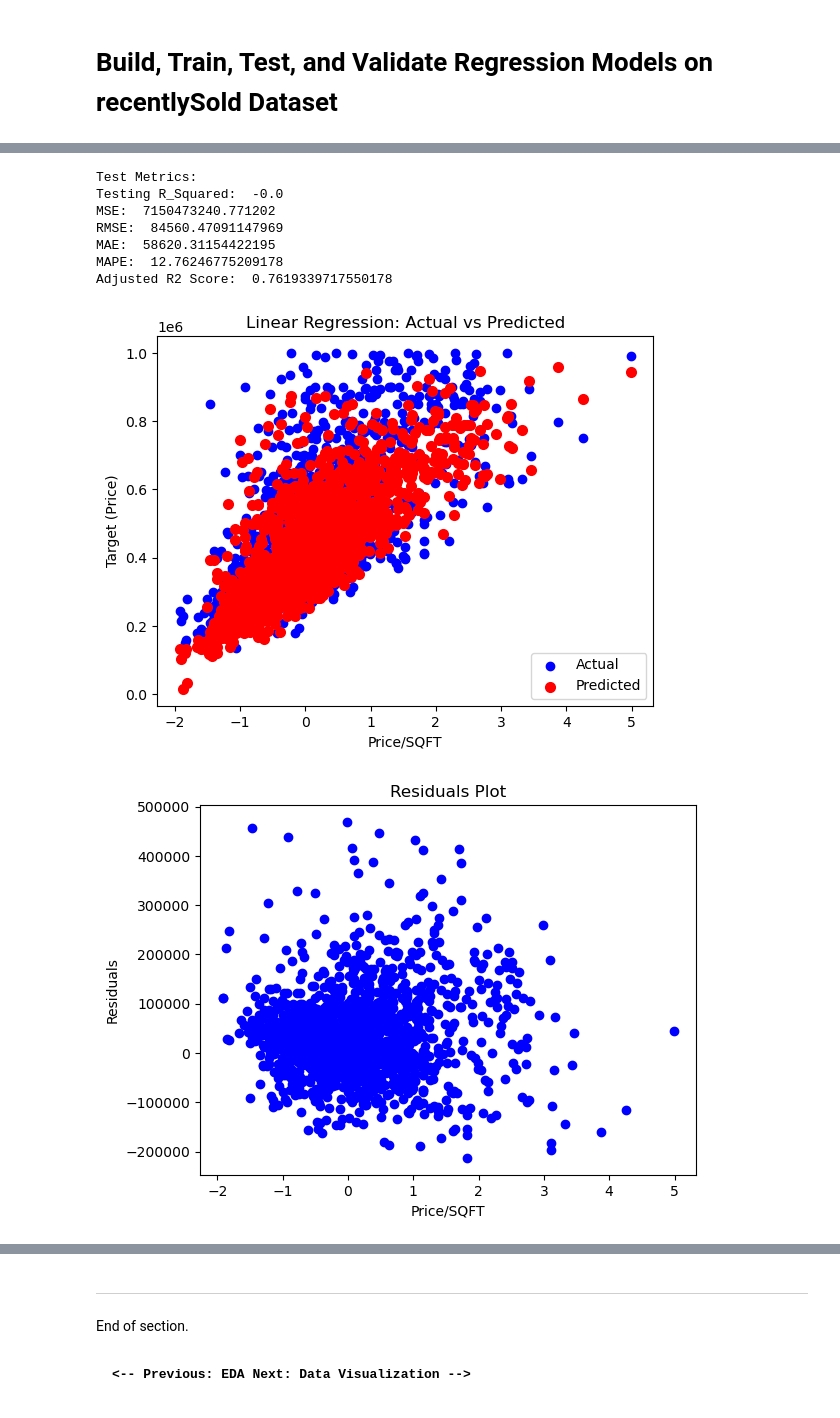
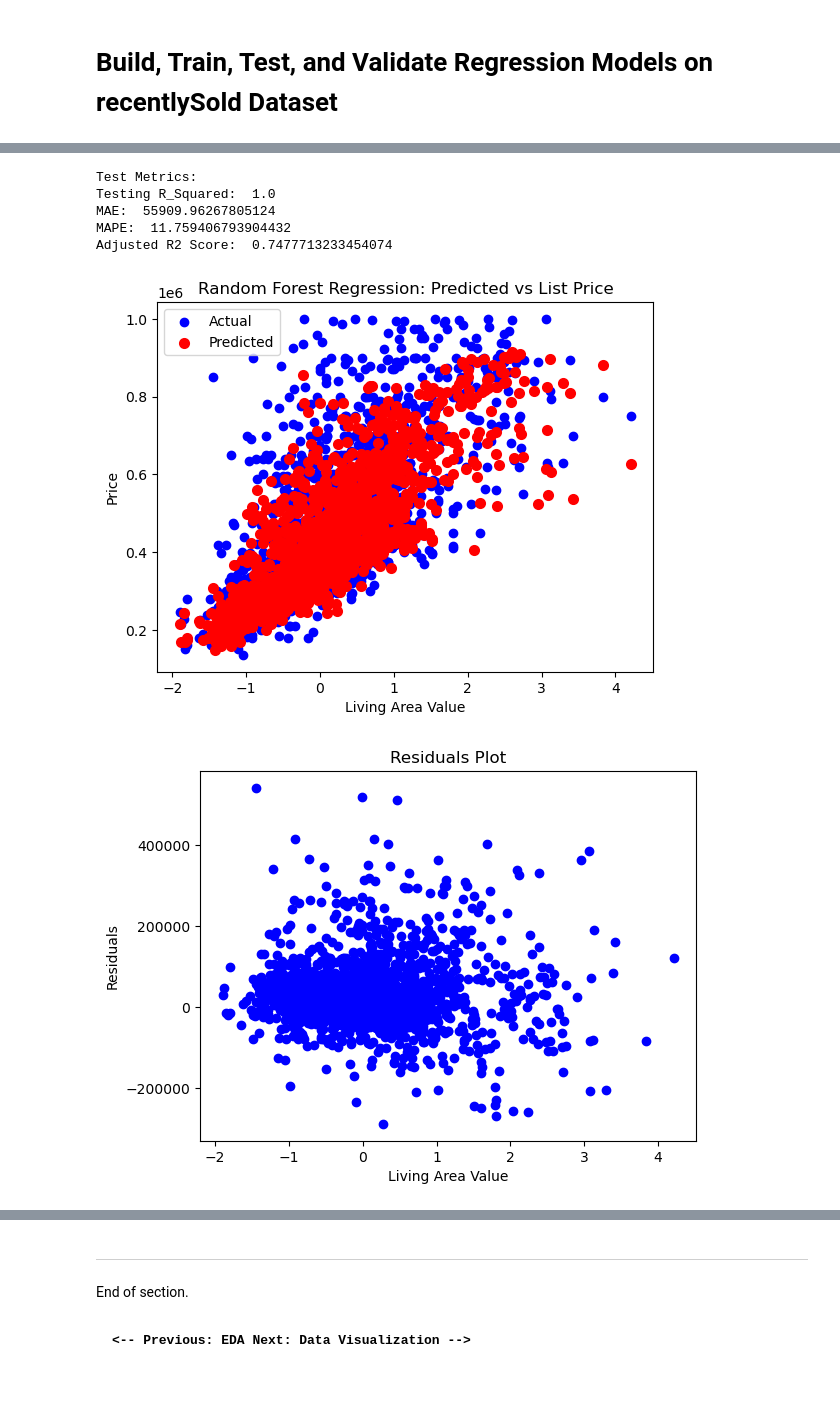
Before and after one commit to Jonathan-Tiede/RealEstate_Recommender, a Jupyter notebook: dataPrediction.ipynb, the cells around one changed output, grey strips where cells are left out. Drawn from its saved outputs; the diff is of its cells as text; code cells hidden in the pictures.

```diff
--- a/dataPrediction.ipynb
+++ b/dataPrediction.ipynb
@@ -445,7 +401,16 @@ X_train, X_test, y_train, y_test = train_test_split(X_recentlySold, y_recentlySo
 - GET RID OF ZIPCODE AND REPLACE WITH VALUES SUCH AS POPULATION, AVERAGE INCOME, AVERAGE FAMILY SIZE, ETC.
 '''
 
-scaler = RobustScaler()
-X_train.iloc[:,0:11] = scaler.fit_transform(X_train.iloc[:,0:11]) # Make sure no dummy features are present here.
-X_test.iloc[:,0:11] = scaler.transform(X_test.iloc[:,0:11])
-X_forSale.iloc[:,0:11] = scaler.transform(X_forSale.iloc[:,0:11])
+scaler_x = RobustScaler()
+X_train.iloc[:,0:11] = scaler_x.fit_transform(X_train.iloc[:,0:11]) # Make sure no dummy features are present here.
+X_test.iloc[:,0:11] = scaler_x.transform(X_test.iloc[:,0:11])
+X_forSale.iloc[:,0:11] = scaler_x.transform(X_forSale.iloc[:,0:11])
+
+'''Currently not working'''
+# y_train = y_train.values
+# y_test = y_test.values
+# y_forSale = y_forSale.values
+# scaler_y = RobustScaler()
+# y_train = scaler_y.fit_transform(y_train.reshape(len(y_train), 1))
+# y_test = scaler_y.transform(y_test.reshape(len(y_test), 1))
+# y_forSale = scaler_y.transform(y_forSale.reshape(len(y_forSale), 1))
@@ -589,68 +708,63 @@ Adjusted R2 Score:  0.7665581909978233
 # %%
 '''
-Run LinearRegresion() Model on forSale Data
+Run RandomForest() Model on forSale Data
 '''
 
-y_pred = linReg.predict(X_forSale)
+y_pred = best_randFor.predict(X_forSale)
 
+# Adding predicted price and price difference to dataframe
+df_forSale['predPrice_RandFor'] = y_pred
+df_forSale['priceDiff_RandFor'] = df_forSale['predPrice_RandFor'] - df_forSale['price']
+
+# Validating the model
 print('Test Metrics:')
-score_lr = linReg.score(X_forSale, y_pred) # this value is the best score on TESTING data!!
+score_lr = best_randFor.score(X_forSale, y_pred) # this value is the best score on TESTING data!!
 print("Testing R_Squared: ", score_lr)
-Testing_R2.append(score_lr)
-score_lr = mean_squared_error(y_forSale, y_pred)
-print("MSE: ", score_lr)
-tMSE.append(score_lr)
-score_lr = np.sqrt(score_lr)
-print("RMSE: ", score_lr)
-tRMSE.append(score_lr)
+Execution_R2.append(score_lr)
 score_lr = mean_absolute_error(y_forSale, y_pred)
 print("MAE: ", score_lr)
-tMAE.append(score_lr)
+eMAE.append(score_lr)
 score_lr = mean_absolute_percentage_error(y_forSale, y_pred)
 print("MAPE: ", score_lr)
-tMAPE.append(score_lr)
-# score_lr = mean_squared_log_error(y_forSale.iloc[0:-1], y_pred[0:-1])
-# print("MSLE: ", score_lr)
-tMSLE.append(score_lr)
+eMAPE.append(score_lr)
 score_lr = r2_score(y_forSale, y_pred)
 n = len(y_forSale)
 k = X_forSale.shape[1]
 score_lr = 1 - ((1-score_lr) * (n-1) / (n-k-1))
 print("Adjusted R2 Score: ", score_lr)
+AExecution_R2.append(score_lr)
 print('')
 
 
 # Visualize the results
-plt.scatter(X_forSale.iloc[:,1], y_forSale, color='blue', label='Actual')
-plt.scatter(X_forSale.iloc[:,1], y_pred, color='red', linewidth=2, label='Predicted')
-plt.xlabel('Price/SQFT')
-plt.ylabel('Target (Price)')
-plt.title('Linear Regression: Actual vs Predicted')
+plt.scatter(X_forSale['livingAreaValue'].values, y_forSale, color='blue', label='Actual')
+plt.scatter(X_forSale['livingAreaValue'].values, y_pred, color='red', linewidth=2, label='Predicted')
+plt.xlabel('Living Area Value')
+plt.ylabel('Price')
+plt.title('Random Forest Regression: Predicted vs List Price')
 plt.legend()
 plt.show()
 
 # Plot errors
 residuals = y_forSale - y_pred
 # Scatter plot of residuals
-plt.scatter(X_forSale.iloc[:,1], residuals, color='blue', marker='o')
-plt.xlabel('Price/SQFT')
+plt.scatter(X_forSale['livingAreaValue'].values, residuals, color='blue', marker='o')
+plt.xlabel('Living Area Value')
 plt.ylabel('Residuals')
 plt.title('Residuals Plot')
 plt.show()
 
 # Histogram of residuals
 plt.hist(residuals, bins=10, color='blue', alpha=0.7)
 plt.xlabel('Residuals')
 plt.ylabel('Frequency')
 plt.title('Residuals Histogram')
 plt.show()
 # %% [output]
 Test Metrics:
-Testing R_Squared:  -0.0
-MSE:  7150473240.771202
-RMSE:  84560.47091147969
-MAE:  58620.31154422195
-MAPE:  12.76246775209178
-Adjusted R2 Score:  0.7619339717550178
+Testing R_Squared:  1.0
+MAE:  55909.96267805124
+MAPE:  11.759406793904432
+Adjusted R2 Score:  0.7477713233454074
-[figure, old version]
+[figure, new version]
-[figure, old version]
+[figure, new version]
```
Also changed, not shown: parts of 28 cells of this notebook, 3 other files.
